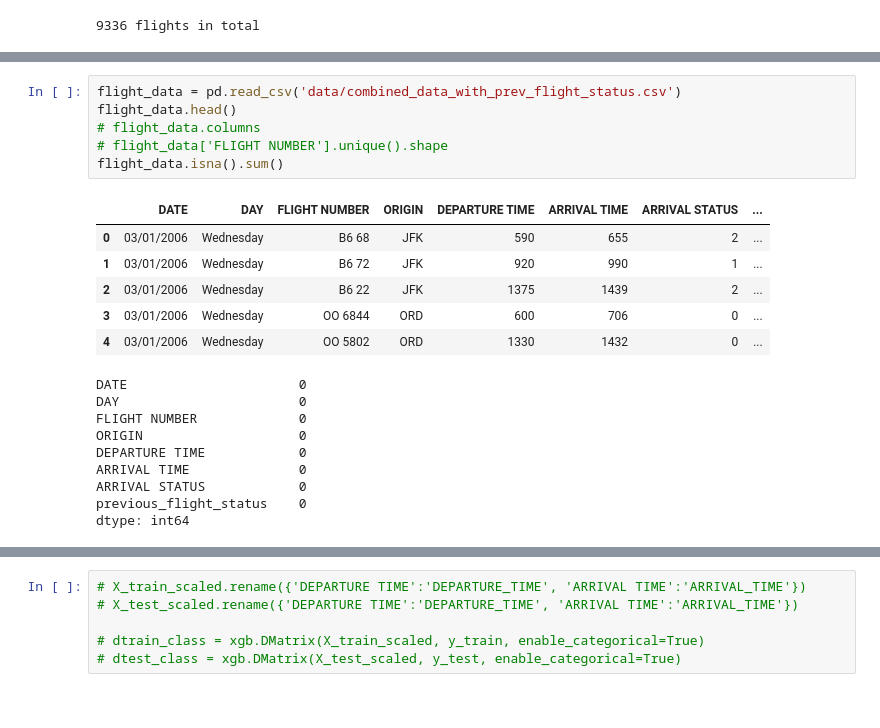
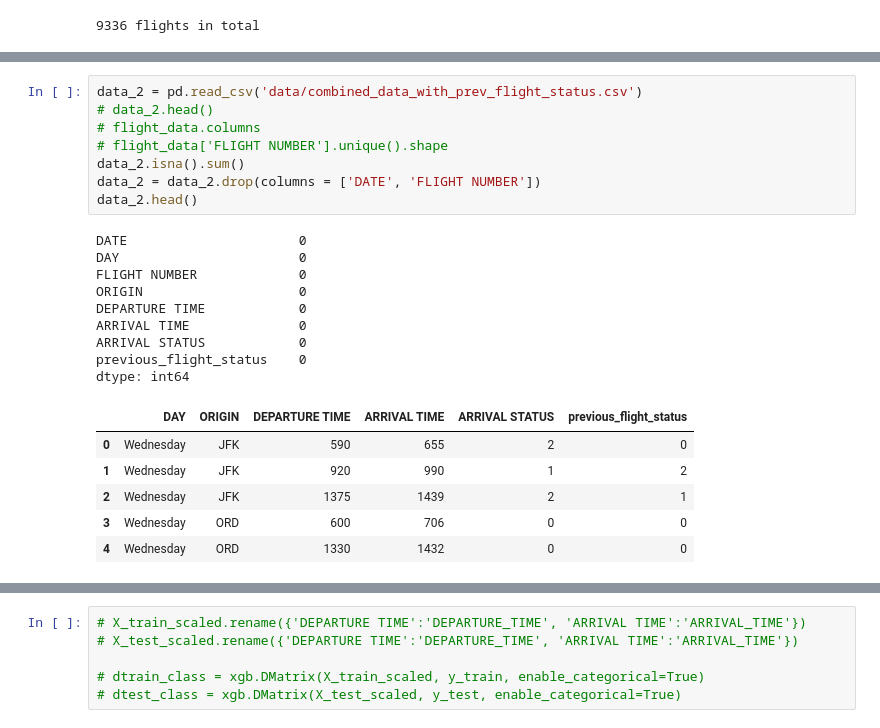
Before and after one commit to akibjawad/predict-flight-landing, a Jupyter notebook: predcit-flight-landing.ipynb, the cells around one changed output, grey strips where cells are left out. Cells and saved outputs as stored; diff of their text form.

```diff
--- a/predcit-flight-landing.ipynb
+++ b/predcit-flight-landing.ipynb
@@ -173,22 +196,24 @@ if RawDataProcessing:
 # %%
-flight_data = pd.read_csv('data/combined_data_with_prev_flight_status.csv')
-flight_data.head()
+data_2 = pd.read_csv('data/combined_data_with_prev_flight_status.csv')
+# data_2.head()
 # flight_data.columns
 # flight_data['FLIGHT NUMBER'].unique().shape
-flight_data.isna().sum()
+data_2.isna().sum()
+data_2 = data_2.drop(columns = ['DATE', 'FLIGHT NUMBER'])
+data_2.head()
 # %% [output]
+DATE                      0
+DAY                       0
+FLIGHT NUMBER             0
+ORIGIN                    0
+DEPARTURE TIME            0
+ARRIVAL TIME              0
+ARRIVAL STATUS            0
+previous_flight_status    0
+dtype: int64
-|  | DATE | DAY | FLIGHT NUMBER | ORIGIN | DEPARTURE TIME | ARRIVAL TIME | ARRIVAL STATUS | ... |
-| 0 | 03/01/2006 | Wednesday | B6 68 | JFK | 590 | 655 | 2 | ... |
-| 1 | 03/01/2006 | Wednesday | B6 72 | JFK | 920 | 990 | 1 | ... |
-| 2 | 03/01/2006 | Wednesday | B6 22 | JFK | 1375 | 1439 | 2 | ... |
-| 3 | 03/01/2006 | Wednesday | OO 6844 | ORD | 600 | 706 | 0 | ... |
-| 4 | 03/01/2006 | Wednesday | OO 5802 | ORD | 1330 | 1432 | 0 | ... |
+|  | DAY | ORIGIN | DEPARTURE TIME | ARRIVAL TIME | ARRIVAL STATUS | previous_flight_status |
+| 0 | Wednesday | JFK | 590 | 655 | 2 | 0 |
+| 1 | Wednesday | JFK | 920 | 990 | 1 | 2 |
+| 2 | Wednesday | JFK | 1375 | 1439 | 2 | 1 |
+| 3 | Wednesday | ORD | 600 | 706 | 0 | 0 |
+| 4 | Wednesday | ORD | 1330 | 1432 | 0 | 0 |
-DATE                      0
-DAY                       0
-FLIGHT NUMBER             0
-ORIGIN                    0
-DEPARTURE TIME            0
-ARRIVAL TIME              0
-ARRIVAL STATUS            0
-previous_flight_status    0
-dtype: int64
```
Also changed, not shown: parts of 21 cells of this notebook, 2 other files.
